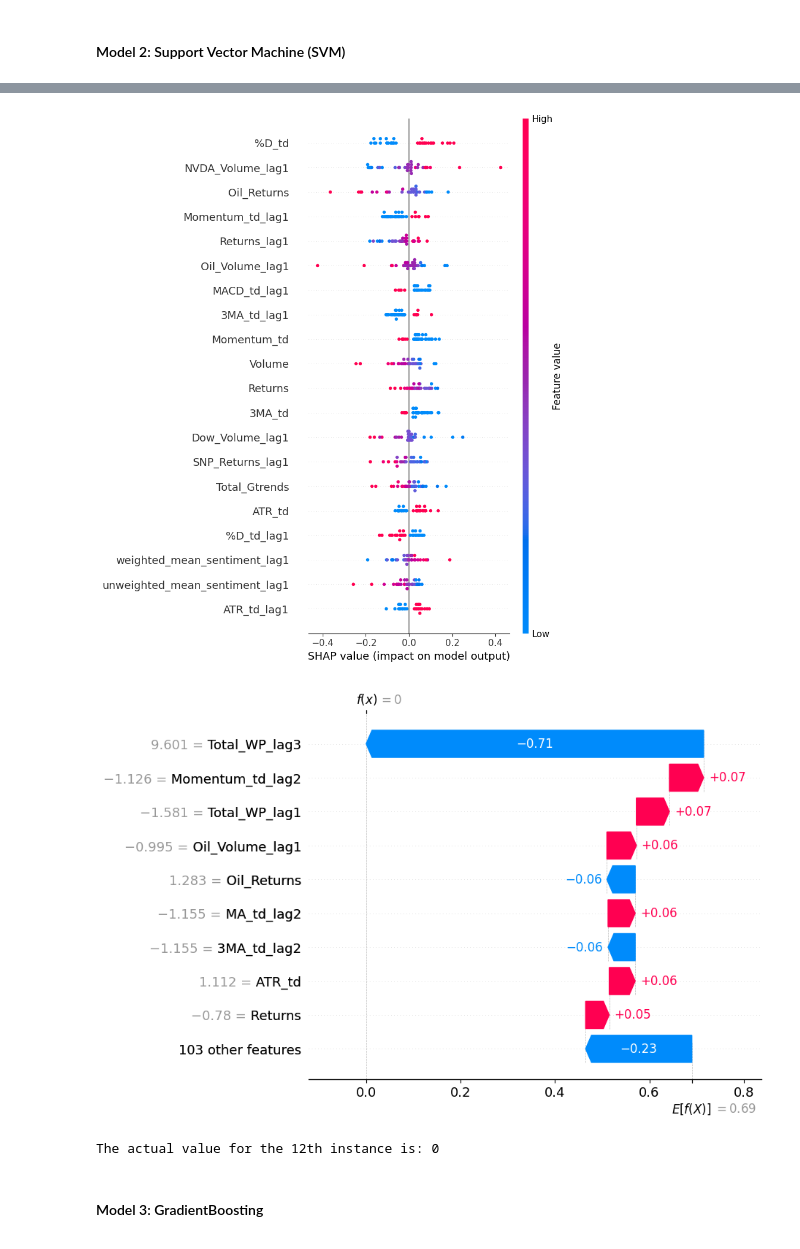
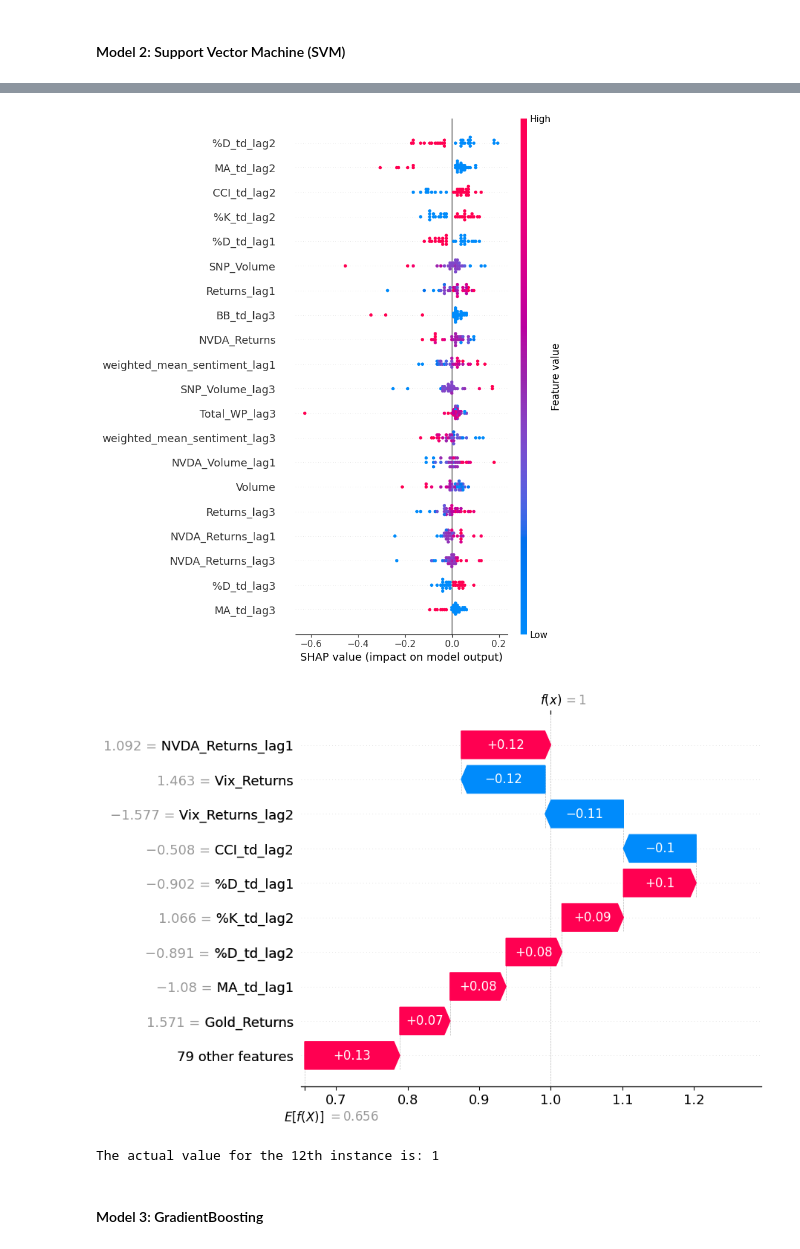
Before and after one commit to NumericCamel/Master-Thesis, a Jupyter notebook: notebook/model_building.ipynb, the cells around one changed output, grey strips where cells are left out. Cells and saved outputs as stored; diff of their text form; code cells hidden in the pictures.

```diff
--- a/notebook/model_building.ipynb
+++ b/notebook/model_building.ipynb
@@ -132,3 +125,7 @@ if np.isnan(X).values.any():
+# %%
+evaluation = pd.DataFrame(
+    columns=['Model', 'Accuracy', 'Precision', 'Recall', 'F1 Score']
+)
 # %% [markdown]
 #### Model 1: RandomForest Regression
 # %%
@@ -220,9 +231,2 @@ plt.show()
 # %% [markdown]
 #### Model 2: Support Vector Machine (SVM)
-# %%
-from sklearn.svm import SVC
-
-model = SVC(C = 7, probability=True, gamma='auto', kernel='sigmoid')
-model.fit(X_train, y_train)
-
-svm_pred = model.predict(X_test)
@@ -253,0 +281,18 @@ weighted avg       0.67      0.55      0.54        33
+# %%
+# List of cryptocurrencies and their corresponding data
+cryptos = [
+    ('BTC', btc_y_test, btc_svm_pred, 'SVM'),
+    ('ETH', eth_y_test, eth_svm_pred, 'SVM'),
+    ('SOL', sol_y_test, sol_svm_pred, 'SVM')
+]
+# Create a figure with subplots for each cryptocurrency
+n_cryptos = len(cryptos)
+fig, axes = plt.subplots(1, n_cryptos, figsize=(6*n_cryptos, 5), dpi=300, sharey=True)
+
+# Loop through the cryptocurrencies and plot their ROC curves
+for (crypto_name, y_test, rf_pred, model_name), ax in zip(cryptos, axes):
+    plot_roc_curve(y_test, rf_pred, crypto_name, model_name, ax)
+
+# Adjust the layout and display the plot
+plt.tight_layout()
+plt.show()
@@ -328,24 +357,24 @@ plt.show()
 import shap
 
 # Create and fit the explainer
-explainer = shap.Explainer(model.predict, X_train)
-shap_values = explainer(X_test)
+explainer = shap.Explainer(btc_svc.predict, btc_x_test)
+shap_values = explainer(btc_x_test)
 # %%
- shap.summary_plot(shap_values, X_test, feature_names=X_test.columns.tolist())
+ shap.summary_plot(shap_values, btc_x_test, feature_names=btc_x_test.columns.tolist())
 # %% [output]
-[figure, old version]
+[figure, new version]
 # %%
-shap.waterfall_plot(shap_values[12])
+shap.waterfall_plot(shap_values[4])
 
 # Show the plot
 plt.show()
 
 # Fetch the actual value for the 12th instance from y_test
-actual_value = y_test.iloc[12]  # Assuming y_test is a DataFrame or Series
+actual_value = y_test.iloc[4]  # Assuming y_test is a DataFrame or Series
 
 print(f"The actual value for the 12th instance is: {actual_value}")
 # %% [output]
-[figure, old version]
+[figure, new version]
-The actual value for the 12th instance is: 0
+The actual value for the 12th instance is: 1
 # %% [markdown]
 #### Model 3: GradientBoosting
```
Also changed, not shown: parts of 16 cells of this notebook.
